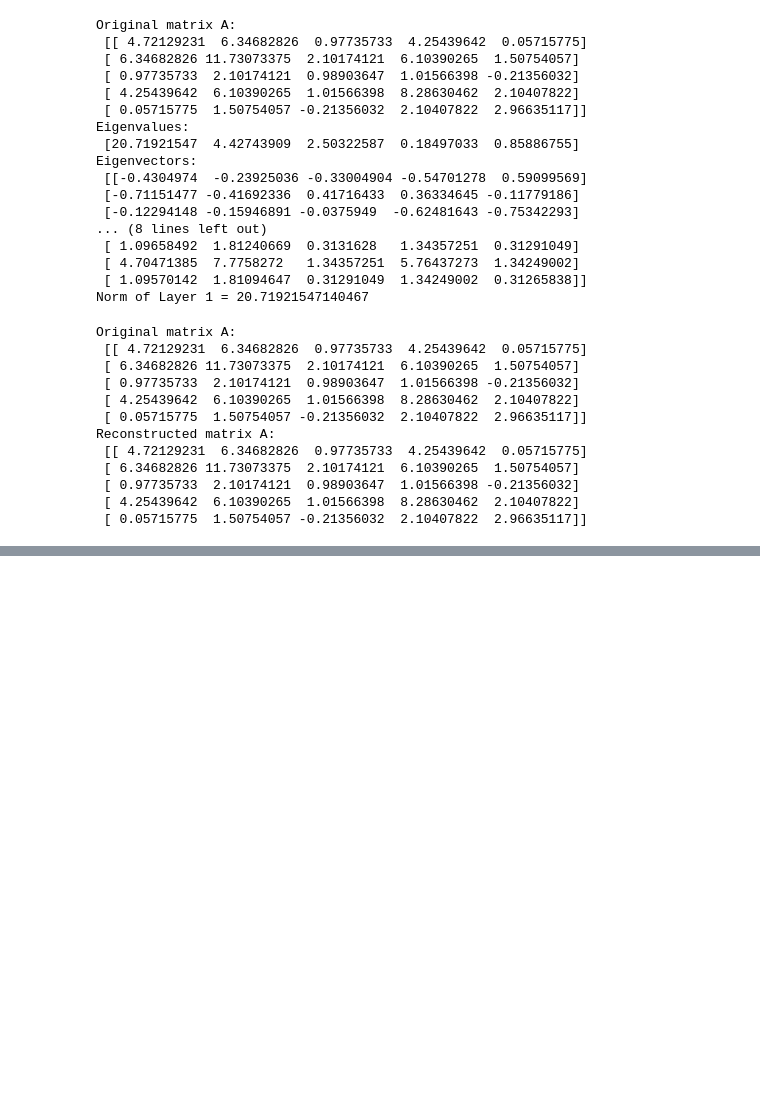
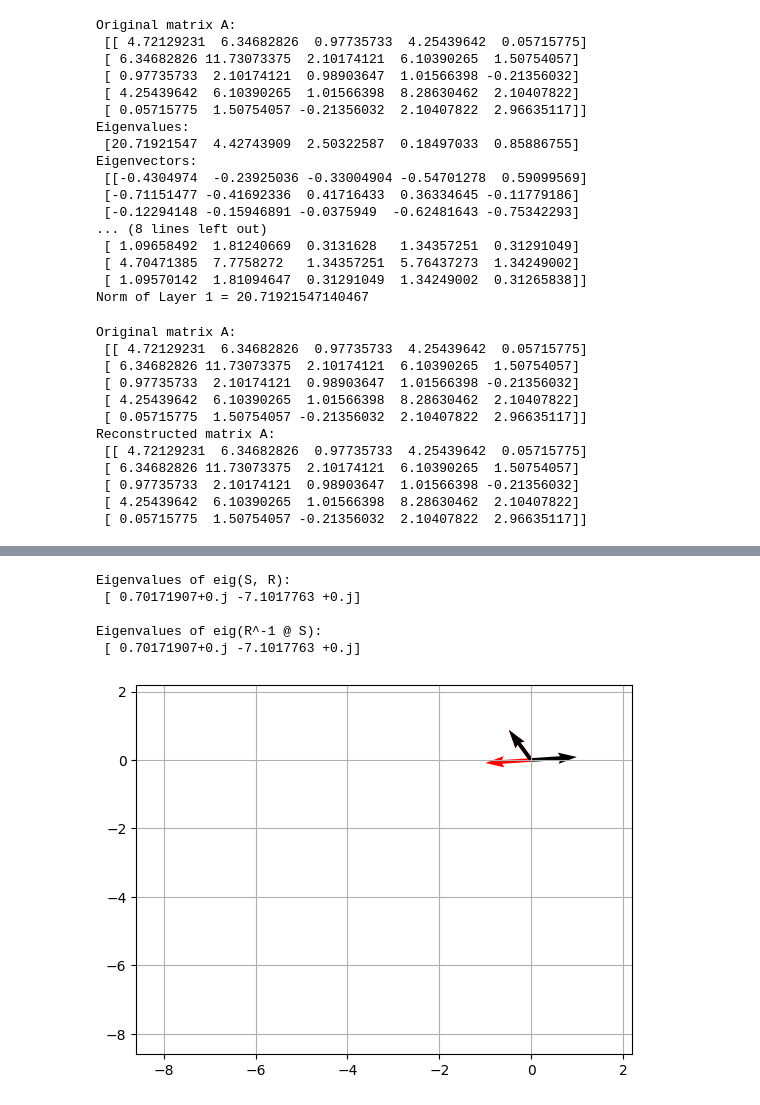
Before and after one commit to dyljcarter/linear-algebra-course, a Jupyter notebook: eig/DC_eig_code_challenges.ipynb, the cells around one changed output, grey strips where cells are left out. Saved outputs shown, nothing was run; the diff lists cells and outputs as text; code cells hidden in the pictures; blank space fills up the shorter version.

```diff
--- a/eig/DC_eig_code_challenges.ipynb
+++ b/eig/DC_eig_code_challenges.ipynb
@@ -266,0 +327,69 @@ print(np.prod(D))
+# %%
+import numpy as np
+import scipy
+import matplotlib.pyplot as plt
+
+
+# On the 2x2 matrix
+n = 2
+
+# Generate two random matrices
+S = np.random.randn(n, n)
+R = np.random.randn(n, n)
+
+# Calculate eig(S,R)
+eigval_SR, eigvec_SR = scipy.linalg.eig(S, R)
+print("Eigenvalues of eig(S, R):\n", eigval_SR)
+
+# Calculate eig(R^-1@S)
+eigval_RinvS, eigvec_RinvS = scipy.linalg.eig(np.linalg.inv(R) @ S)
+print("\nEigenvalues of eig(R^-1 @ S):\n", eigval_SR)
+
+plt.quiver(
+    0,
+    0,
+    eigvec_SR[0, 0],
+    eigvec_SR[1, 0],
+    angles="xy",
+    scale_units="xy",
+    scale=1,
+    color="r",
+)
+plt.quiver(
+    0,
+    0,
+    eigvec_SR[0, 1],
+    eigvec_SR[1, 1],
+    angles="xy",
+    scale_units="xy",
+    scale=1,
+    color="r",
+)
+plt.quiver(
+    0,
+    0,
+    eigvec_RinvS[0, 0],
+    eigvec_RinvS[1, 0],
+    angles="xy",
+    scale_units="xy",
+    scale=1,
+)
+plt.quiver(
+    0,
+    0,
+    eigvec_RinvS[0, 1],
+    eigvec_RinvS[1, 1],
+    angles="xy",
+    scale_units="xy",
+    scale=1,
+)
+plt.xlim(-3, 3)
+plt.ylim(-3, 3)
+plt.grid()
+# %% [output]
+Eigenvalues of eig(S, R):
+ [ 0.70171907+0.j -7.1017763 +0.j]
+
+Eigenvalues of eig(R^-1 @ S):
+ [ 0.70171907+0.j -7.1017763 +0.j]
+[figure, added]
```
Also changed, not shown: parts of 4 cells of this notebook, 1 other file.
